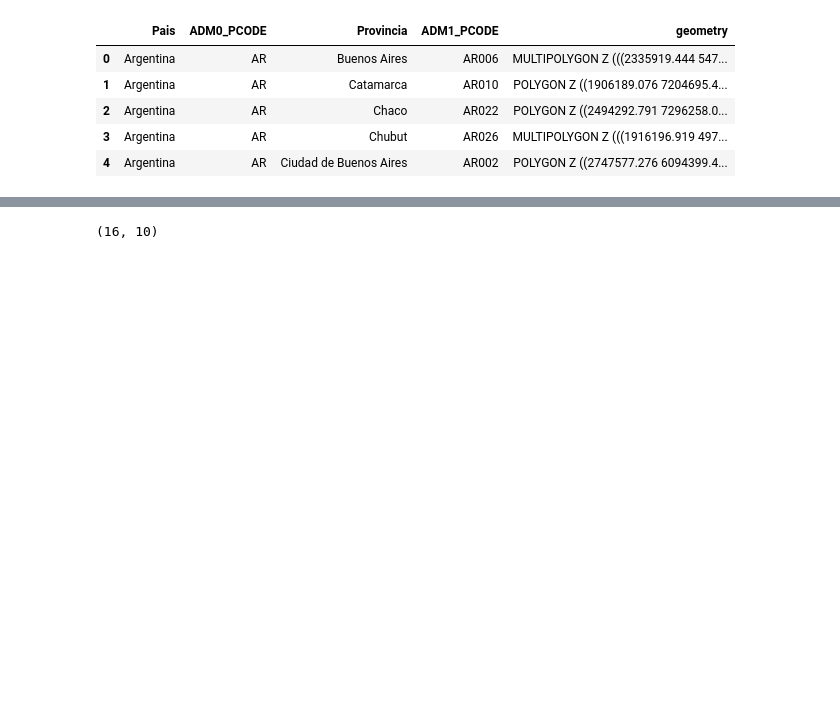
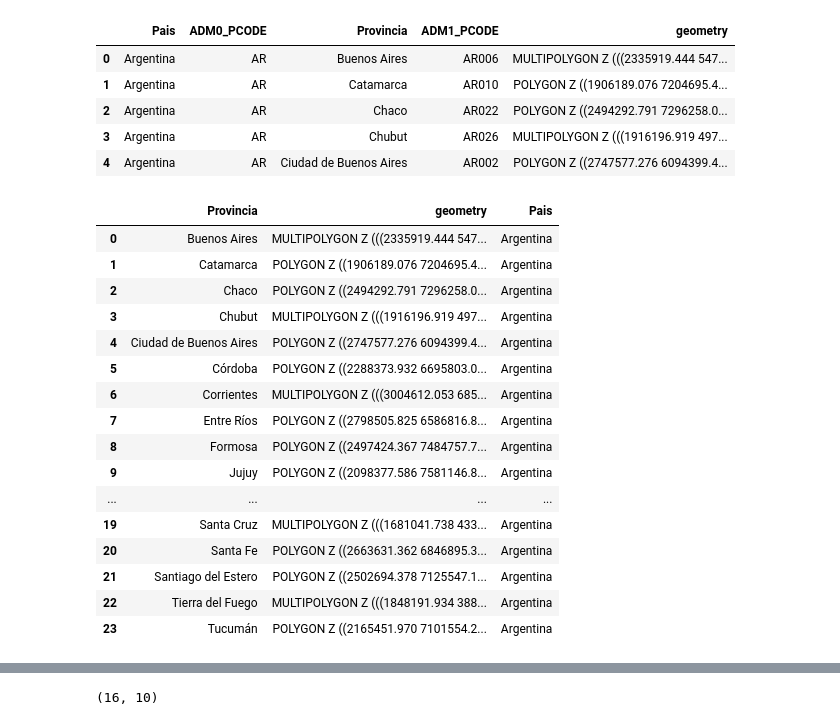
Before and after one commit to Romina300/TareaFinal_2, a Jupyter notebook: TareaFinal_parte2.ipynb, the cells around one changed output, grey strips where cells are left out. Drawn from its saved outputs; the diff is of its cells as text; code cells hidden in the pictures; blank space fills up the shorter version.

```diff
--- a/TareaFinal_parte2.ipynb
+++ b/TareaFinal_parte2.ipynb
@@ -104,0 +112,21 @@ provinciasDF
+# %%
+provinciasGDF = states.loc[:,['Provincia','geometry', 'Pais']]
+provinciasGDF
+# %% [output]
+|  | Provincia | geometry | Pais |
+| 0 | Buenos Aires | MULTIPOLYGON Z (((2335919.444 547... | Argentina |
+| 1 | Catamarca | POLYGON Z ((1906189.076 7204695.4... | Argentina |
+| 2 | Chaco | POLYGON Z ((2494292.791 7296258.0... | Argentina |
+| 3 | Chubut | MULTIPOLYGON Z (((1916196.919 497... | Argentina |
+| 4 | Ciudad de Buenos Aires | POLYGON Z ((2747577.276 6094399.4... | Argentina |
+| 5 | Córdoba | POLYGON Z ((2288373.932 6695803.0... | Argentina |
+| 6 | Corrientes | MULTIPOLYGON Z (((3004612.053 685... | Argentina |
+| 7 | Entre Ríos | POLYGON Z ((2798505.825 6586816.8... | Argentina |
+| 8 | Formosa | POLYGON Z ((2497424.367 7484757.7... | Argentina |
+| 9 | Jujuy | POLYGON Z ((2098377.586 7581146.8... | Argentina |
+| ... | ... | ... | ... |
+| 19 | Santa Cruz | MULTIPOLYGON Z (((1681041.738 433... | Argentina |
+| 20 | Santa Fe | POLYGON Z ((2663631.362 6846895.3... | Argentina |
+| 21 | Santiago del Estero | POLYGON Z ((2502694.378 7125547.1... | Argentina |
+| 22 | Tierra del Fuego | MULTIPOLYGON Z (((1848191.934 388... | Argentina |
+| 23 | Tucumán | POLYGON Z ((2165451.970 7101554.2... | Argentina |
```
Also changed, not shown: parts of 32 cells of this notebook.
